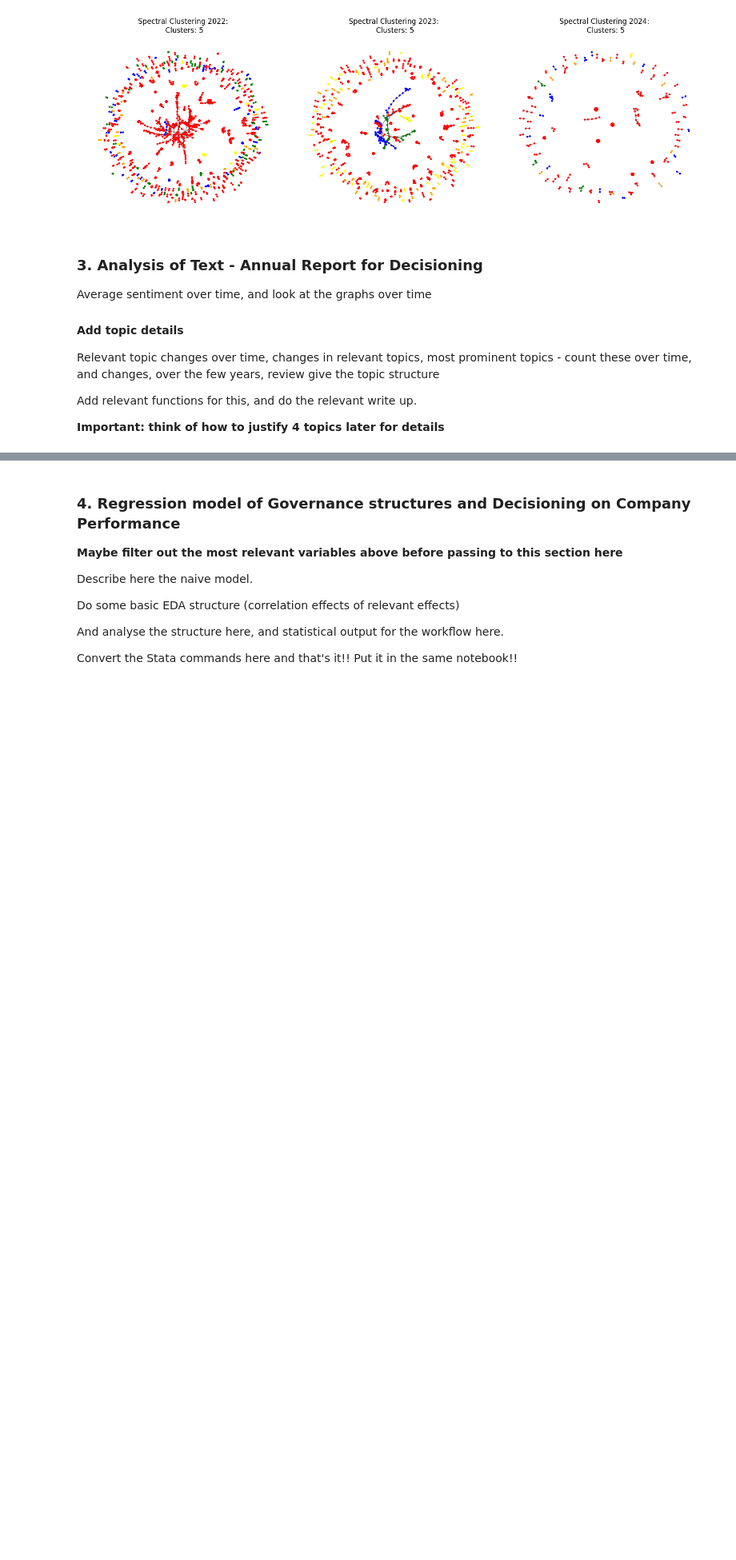
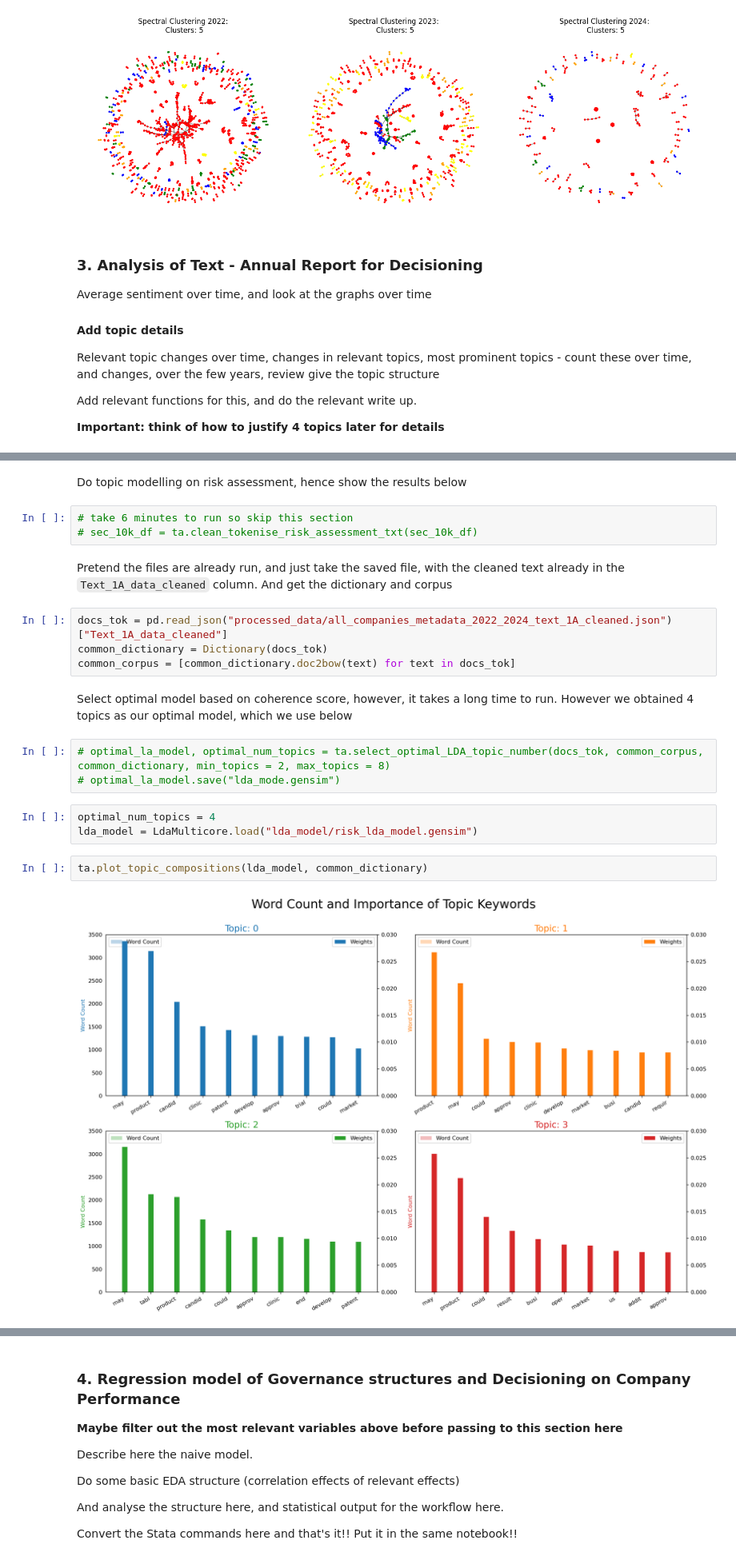
Before and after one commit to PeterHuGC/Imperial_Dissertation_Research, a Jupyter notebook: 5.Final_report_story_telling/EDA_analysis_workflow_planning_implementation.ipynb, the cells around one changed output, grey strips where cells are left out. Shown at 80% size. Saved outputs shown, nothing was run; the diff lists cells and outputs as text; blank space fills up the shorter version.

```diff
--- a/5.Final_report_story_telling/EDA_analysis_workflow_planning_implementation.ipynb
+++ b/5.Final_report_story_telling/EDA_analysis_workflow_planning_implementation.ipynb
@@ -178,0 +204,23 @@ Add relevant functions for this, and do the relevant write up.
+# %% [markdown]
+Do topic modelling on risk assessment, hence show the results below
+# %%
+# take 6 minutes to run so skip this section
+# sec_10k_df = ta.clean_tokenise_risk_assessment_txt(sec_10k_df)
+# %% [markdown]
+Pretend the files are already run, and just take the saved file, with the cleaned text already in the `Text_1A_data_cleaned` column. And get the dictionary and corpus
+# %%
+docs_tok = pd.read_json("processed_data/all_companies_metadata_2022_2024_text_1A_cleaned.json")["Text_1A_data_cleaned"]
+common_dictionary = Dictionary(docs_tok)
+common_corpus = [common_dictionary.doc2bow(text) for text in docs_tok]
+# %% [markdown]
+Select optimal model based on coherence score, however, it takes a long time to run. However we obtained 4 topics as our optimal model, which we use below
+# %%
+# optimal_la_model, optimal_num_topics = ta.select_optimal_LDA_topic_number(docs_tok, common_corpus, common_dictionary, min_topics = 2, max_topics = 8)
+# optimal_la_model.save("lda_mode.gensim")
+# %%
+optimal_num_topics = 4
+lda_model = LdaMulticore.load("lda_model/risk_lda_model.gensim")
+# %%
+ta.plot_topic_compositions(lda_model, common_dictionary)
+# %% [output]
+[figure, added]
```
Also changed, not shown: parts of 11 cells of this notebook, 5 other files.
